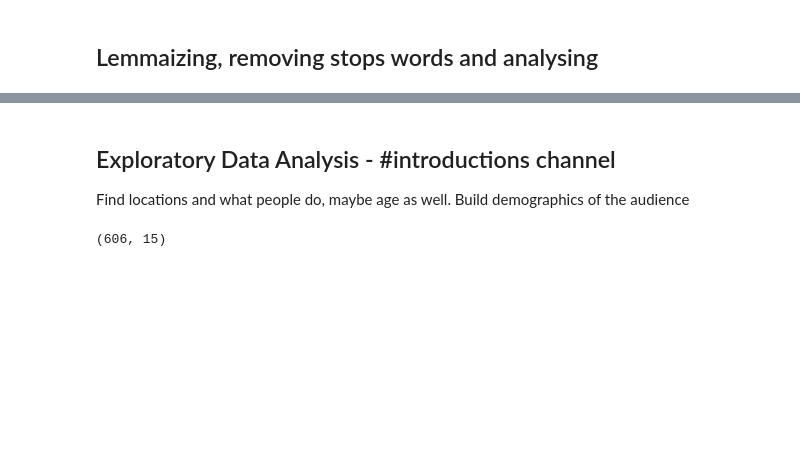
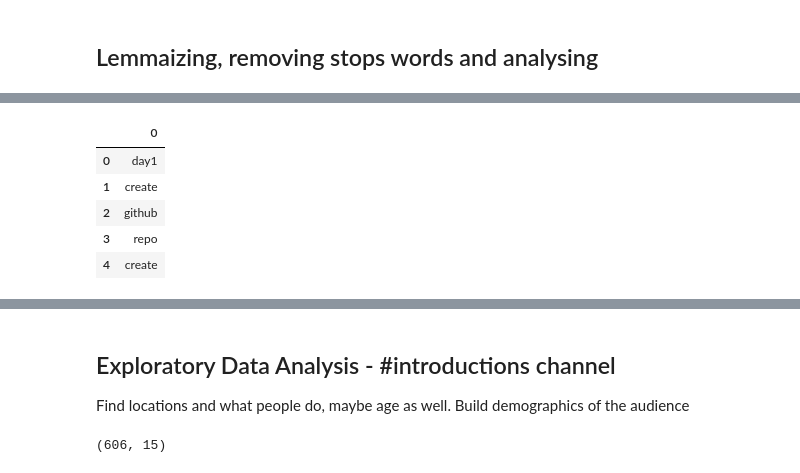
Before and after one commit to ShivanS93/progressDiscordData, a Jupyter notebook: progressDiscordChatAnalysis.ipynb, the cells around one changed output, grey strips where cells are left out. Drawn from its saved outputs; the diff is of its cells as text; code cells hidden in the pictures; blank space fills up the shorter version.

```diff
--- a/progressDiscordChatAnalysis.ipynb
+++ b/progressDiscordChatAnalysis.ipynb
@@ -209,0 +217,14 @@ for i in random.sample(list(range(len(content))), k=100):
+# %%
+words = ' '.join(content)
+doc = nlp(words)
+
+simplewords = [token.lemma_ for token in doc
+                            if not token.is_stop and
+                            not token.is_punct]
+# %% [output]
+|  | 0 |
+| 0 | day1 |
+| 1 | create |
+| 2 | github |
+| 3 | repo |
+| 4 | create |
```
Also changed, not shown: parts of 10 cells of this notebook.
